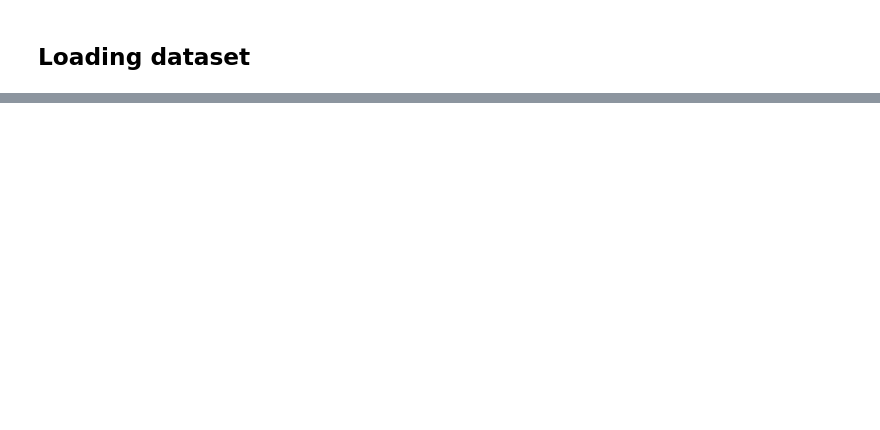
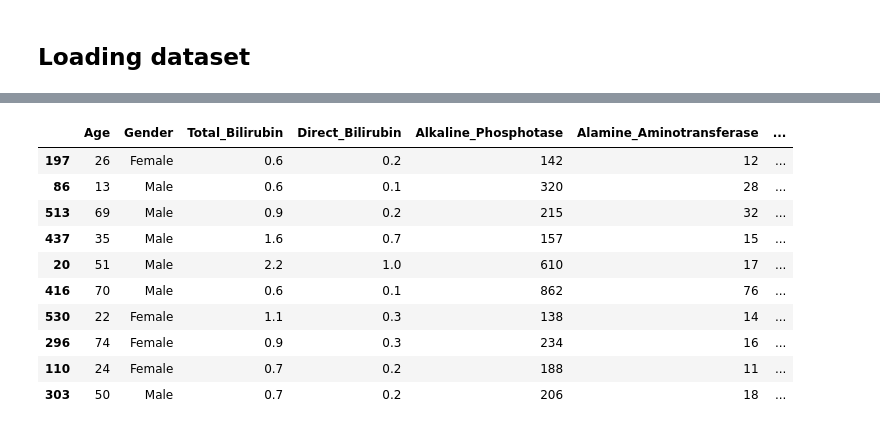
Before and after one commit to amorim-dev/DSA_Data-Science-Course, a Jupyter notebook: 2. big-data-real-time-analytics-with-python-and-spark/Ch9_Machine-Learning_Part1/mini_project1.ipynb, the cells around one changed output, grey strips where cells are left out. Drawn from its saved outputs; the diff is of its cells as text; code cells hidden in the pictures; blank space fills up the shorter version.

```diff
--- a/2. big-data-real-time-analytics-with-python-and-spark/Ch9_Machine-Learning_Part1/mini_project1.ipynb
+++ b/2. big-data-real-time-analytics-with-python-and-spark/Ch9_Machine-Learning_Part1/mini_project1.ipynb
@@ -50,0 +159,14 @@ numpy     : 1.22.3
+# %%
+dataset.sample(10)
+# %% [output]
+|  | Age | Gender | Total_Bilirubin | Direct_Bilirubin | Alkaline_Phosphotase | Alamine_Aminotransferase | ... |
+| 197 | 26 | Female | 0.6 | 0.2 | 142 | 12 | ... |
+| 86 | 13 | Male | 0.6 | 0.1 | 320 | 28 | ... |
+| 513 | 69 | Male | 0.9 | 0.2 | 215 | 32 | ... |
+| 437 | 35 | Male | 1.6 | 0.7 | 157 | 15 | ... |
+| 20 | 51 | Male | 2.2 | 1.0 | 610 | 17 | ... |
+| 416 | 70 | Male | 0.6 | 0.1 | 862 | 76 | ... |
+| 530 | 22 | Female | 1.1 | 0.3 | 138 | 14 | ... |
+| 296 | 74 | Female | 0.9 | 0.3 | 234 | 16 | ... |
+| 110 | 24 | Female | 0.7 | 0.2 | 188 | 11 | ... |
+| 303 | 50 | Male | 0.7 | 0.2 | 206 | 18 | ... |
```
Also changed, not shown: parts of 24 cells of this notebook.
